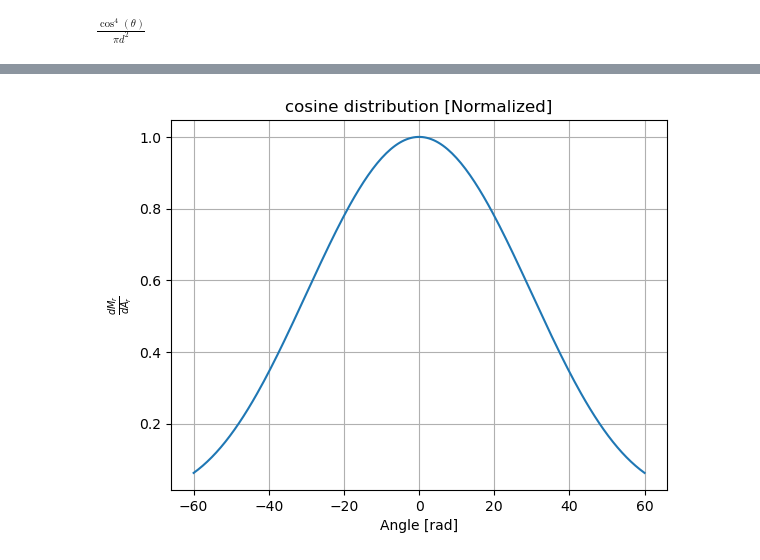
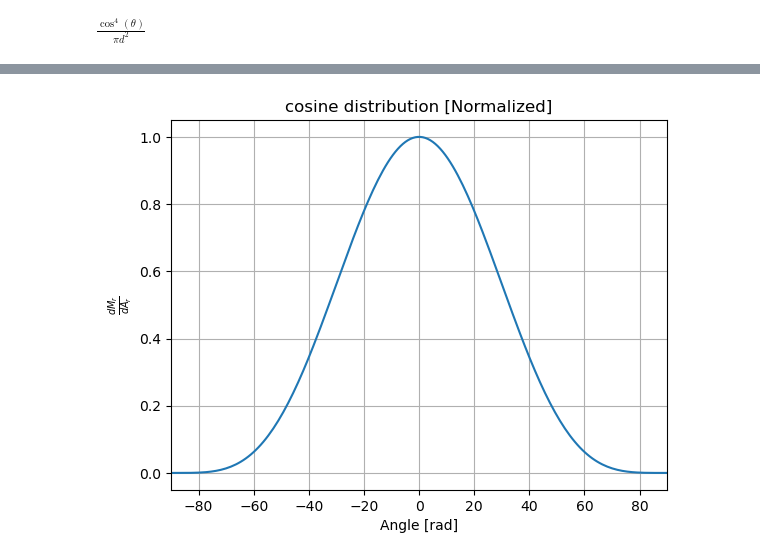
Before and after one commit to RandDouble/lab_mat, a Jupyter notebook: lab_mat_distribution.ipynb, the cells around one changed output, grey strips where cells are left out. Drawn from its saved outputs; the diff is of its cells as text; code cells hidden in the pictures.

```diff
--- a/lab_mat_distribution.ipynb
+++ b/lab_mat_distribution.ipynb
@@ -41,13 +49,14 @@ $\displaystyle \frac{\cos^{4}{\left(\theta \right)}}{\pi d^{2}}$
 # %%
 d_meas = 12e-2
-angle = np.linspace(- np.pi/3, np.pi/3, 200)
+angle = np.linspace(- np.pi/2, np.pi/2, 200)
 f = smp.lambdify([theta, d], dM_r_dA_r, 'numpy')
 res = f(angle, d_meas)
 res = res / res.max()
 plt.plot(np.degrees(angle), res)
 plt.title("cosine distribution [Normalized]")
 plt.xlabel("Angle [rad]")
 plt.ylabel(r"$\frac{dM_r}{dA_r}$")
+plt.xlim(-90, +90)
 plt.grid()
 # %% [output]
-[figure, old version]
+[figure, new version]
```
Also changed, not shown: parts of 1 cell of this notebook.
